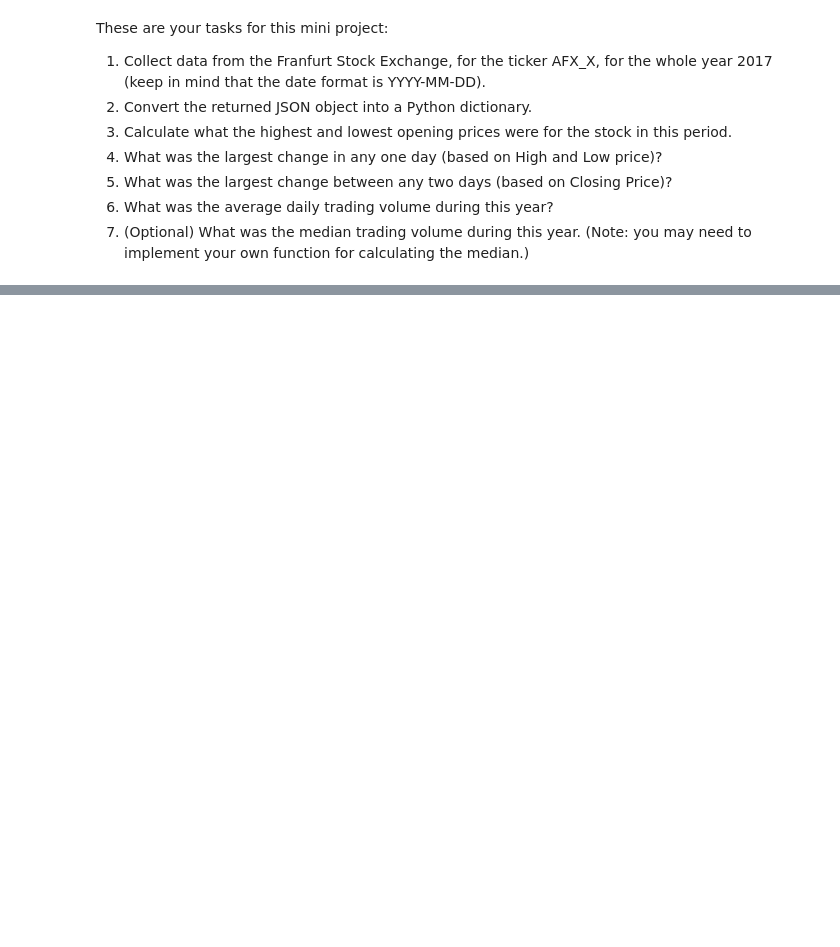
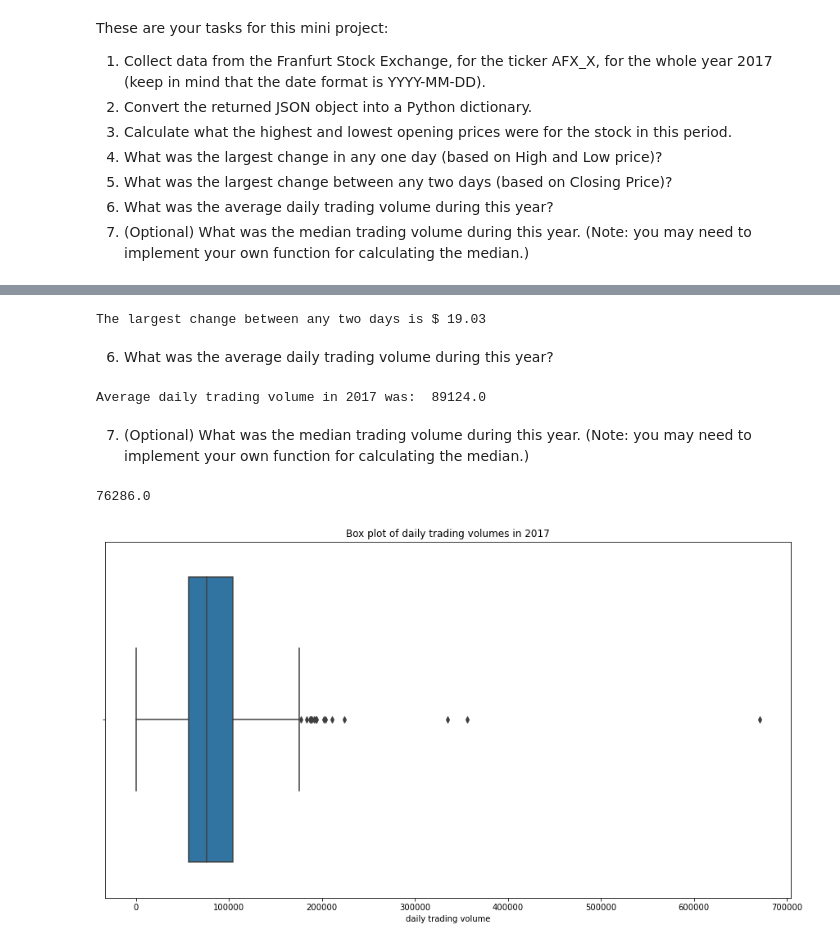
Before and after one commit to azadehansari/API, a Jupyter notebook: api_data_wrangling_mini_project.ipynb, the cells around one changed output, grey strips where cells are left out. Cells and saved outputs as stored; diff of their text form; code cells hidden in the pictures; blank space fills up the shorter version.

```diff
--- a/api_data_wrangling_mini_project.ipynb
+++ b/api_data_wrangling_mini_project.ipynb
@@ -88,17 +107,24 @@ def price_filter_by_year(dict, year):
     """
         Extracts the columns of the json file that have date,
         opening, high, low, and closing price of the stock
-        for a specific year
+        for a specific year and return a dictionary of lists
+        with a key values of dates
 
     """
-    new_list = []
+    new_dict ={}
 
     for i in range(len(dict['dataset_data']['data'])):
-        if dt.datetime.strptime(dict['dataset_data']['data'][i][0], '%Y-%m-%d').date().year == year:
-            new_list.append([dict['dataset_data']['data'][i][0],
-                             dict['dataset_data']['data'][i][1],
+
+        str_date = dict['dataset_data']['data'][i][0]
+
+        if dt.datetime.strptime(str_date, '%Y-%m-%d').date().year == year:
+            new_list = [dict['dataset_data']['data'][i][1],
                              dict['dataset_data']['data'][i][2],
                              dict['dataset_data']['data'][i][3],
-                             dict['dataset_data']['data'][i][4]])
+                             dict['dataset_data']['data'][i][4],
+                             round(dict['dataset_data']['data'][i][2]-dict['dataset_data']['data'][i][3],3),
+                             dict['dataset_data']['data'][i][6]]
 
-    return new_list
+            new_dict[str_date] = new_list
+
+    return new_dict
@@ -216,0 +233,39 @@ price_filter_by_year(json_data, 2017)
+# %%
+print("")
+
+print("The largest change between any two days is $", find_max_price(data_2017, 'Close')[1][3] - find_min_price(data_2017, 'Close')[1][3])
+# %% [output]
+The largest change between any two days is $ 19.03
+# %% [markdown]
+6. What was the average daily trading volume during this year?
+# %%
+daily_volumes = []
+
+for i in data_2017.values():
+    daily_volumes.append(i[5])
+
+average_daily_volume = sum(daily_volumes) / len(daily_volumes)
+
+print("")
+print("Average daily trading volume in 2017 was: ", round(average_daily_volume,0))
+# %% [output]
+Average daily trading volume in 2017 was:  89124.0
+# %% [markdown]
+7. (Optional) What was the median trading volume during this year. (Note: you may need to implement your own function for calculating the median.)
+# %%
+import numpy as np
+
+np.median(daily_volumes)
+# %% [output]
+76286.0
+# %%
+import seaborn as sns
+import matplotlib.pyplot as plt
+
+plt.subplots(figsize=(15,8))
+sns.boxplot(daily_volumes)
+plt.xlabel("daily trading volume")
+plt.title("Box plot of daily trading volumes in 2017")
+plt.show();
+# %% [output]
+[figure, added]
```
Also changed, not shown: parts of 22 cells of this notebook, 1 other file.
